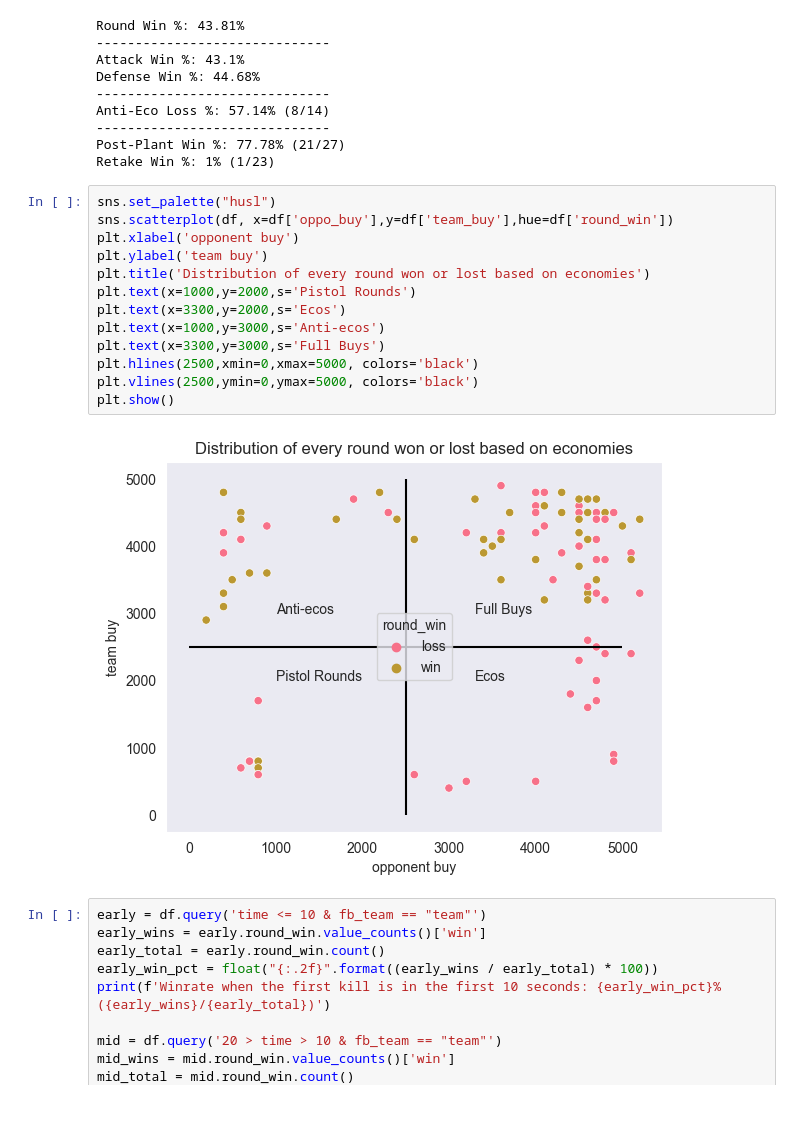
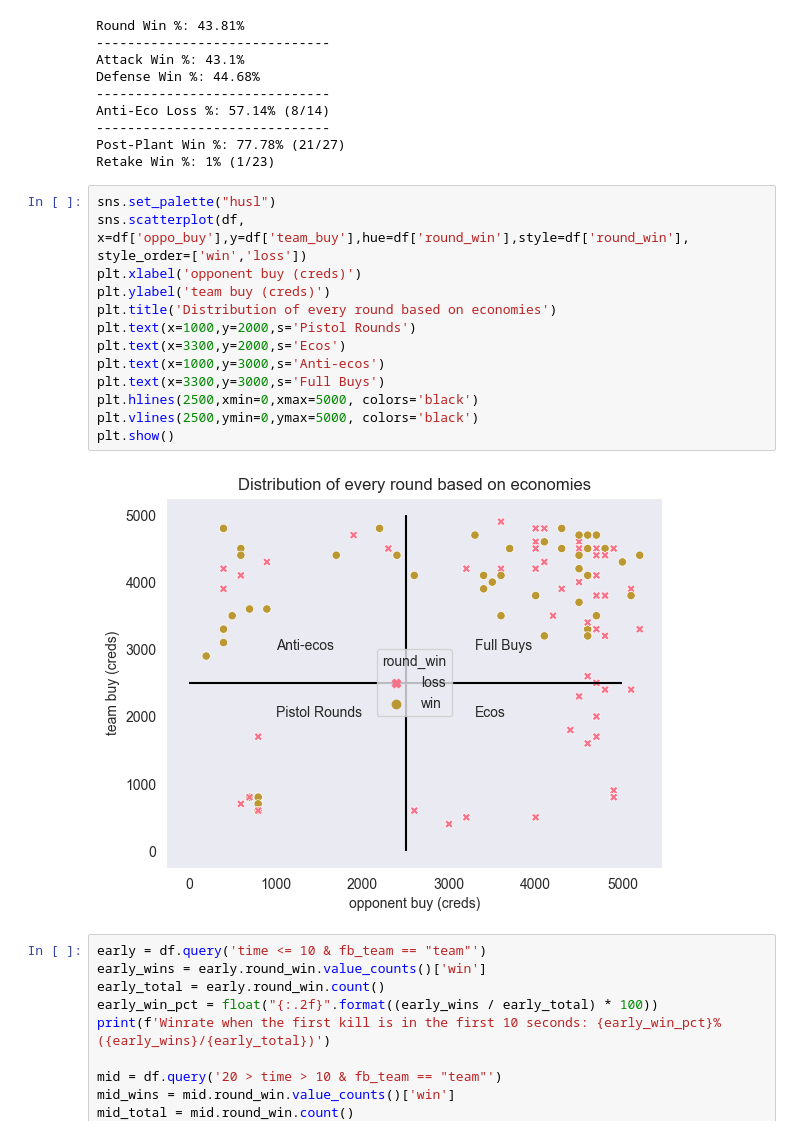
Before and after one commit to tam0w/practistics-template, a Jupyter notebook: queries.ipynb, the cells around one changed output. Cells and saved outputs as stored; diff of their text form.

```diff
--- a/queries.ipynb
+++ b/queries.ipynb
@@ -123,19 +123,19 @@ Post-Plant Win %: 77.78% (21/27)
 Retake Win %: 1% (1/23)
 # %%
 sns.set_palette("husl")
-sns.scatterplot(df, x=df['oppo_buy'],y=df['team_buy'],hue=df['round_win'])
-plt.xlabel('opponent buy')
-plt.ylabel('team buy')
-plt.title('Distribution of every round won or lost based on economies')
+sns.scatterplot(df, x=df['oppo_buy'],y=df['team_buy'],hue=df['round_win'],style=df['round_win'], style_order=['win','loss'])
+plt.xlabel('opponent buy (creds)')
+plt.ylabel('team buy (creds)')
+plt.title('Distribution of every round based on economies')
 plt.text(x=1000,y=2000,s='Pistol Rounds')
 plt.text(x=3300,y=2000,s='Ecos')
 plt.text(x=1000,y=3000,s='Anti-ecos')
 plt.text(x=3300,y=3000,s='Full Buys')
 plt.hlines(2500,xmin=0,xmax=5000, colors='black')
 plt.vlines(2500,ymin=0,ymax=5000, colors='black')
 plt.show()
 # %% [output]
-[figure, old version]
+[figure, new version]
 # %%
 early = df.query('time <= 10 & fb_team == "team"')
 early_wins = early.round_win.value_counts()['win']
```
Also changed, not shown: parts of 5 cells of this notebook.
